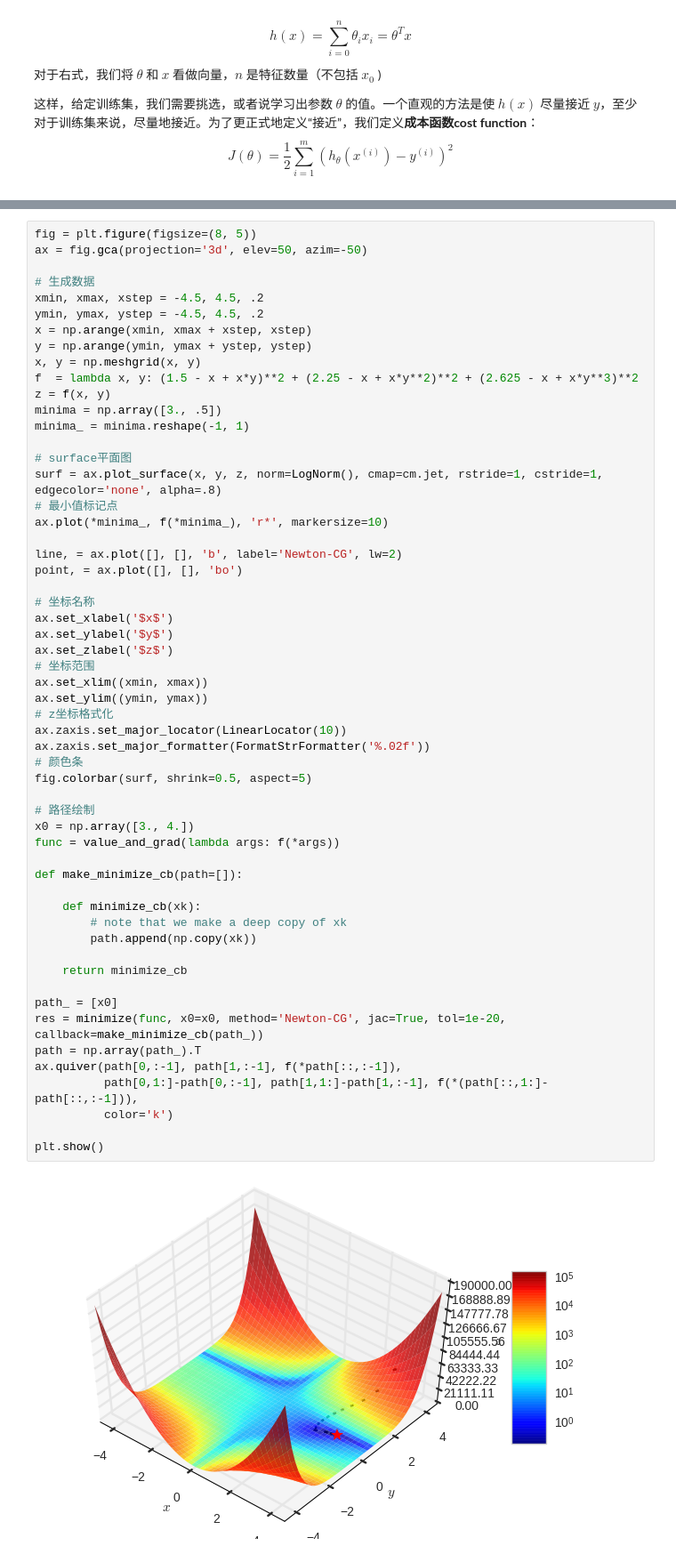
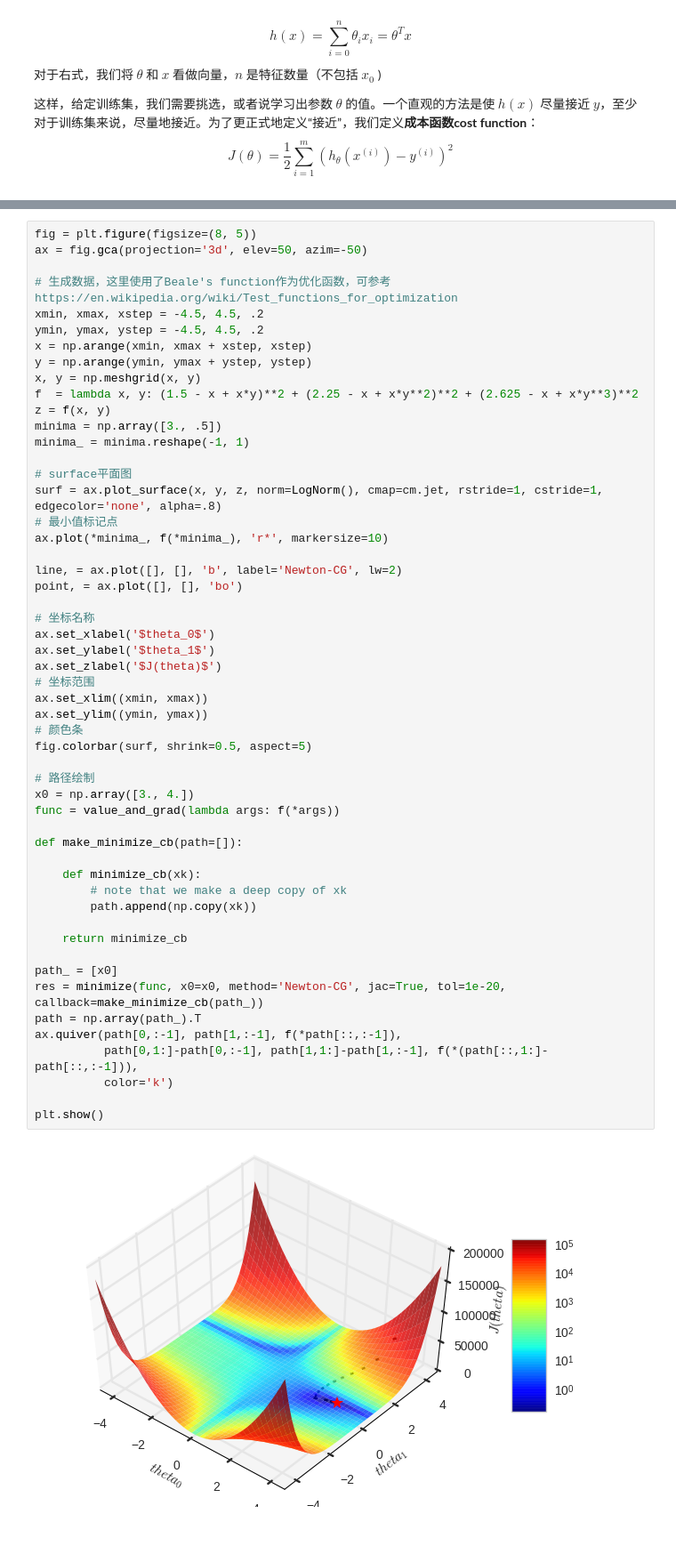
Before and after one commit to Youngyi/MachineLearning-1, a Jupyter notebook: Linear Regression.ipynb, the cells around one changed output, grey strips where cells are left out. Shown at 89% size. Drawn from its saved outputs; the diff is of its cells as text.

```diff
--- a/Linear Regression.ipynb
+++ b/Linear Regression.ipynb
@@ -100,7 +102,7 @@ $$ J(\theta) = \frac{1}{2}\sum_{i=1}^m (h_{\theta}(x^{(i)}) - y^{(i)})^2$$
 fig = plt.figure(figsize=(8, 5))
 ax = fig.gca(projection='3d', elev=50, azim=-50)
 
-# 生成数据
+# 生成数据，这里使用了Beale's function作为优化函数，可参考https://en.wikipedia.org/wiki/Test_functions_for_optimization
 xmin, xmax, xstep = -4.5, 4.5, .2
 ymin, ymax, ystep = -4.5, 4.5, .2
 x = np.arange(xmin, xmax + xstep, xstep)
@@ -120,37 +122,34 @@ line, = ax.plot([], [], 'b', label='Newton-CG', lw=2)
 point, = ax.plot([], [], 'bo')
 
 # 坐标名称
-ax.set_xlabel('$x$')
-ax.set_ylabel('$y$')
-ax.set_zlabel('$z$')
+ax.set_xlabel('$theta_0$')
+ax.set_ylabel('$theta_1$')
+ax.set_zlabel('$J(theta)$')
 # 坐标范围
 ax.set_xlim((xmin, xmax))
 ax.set_ylim((ymin, ymax))
-# z坐标格式化
-ax.zaxis.set_major_locator(LinearLocator(10))
-ax.zaxis.set_major_formatter(FormatStrFormatter('%.02f'))
 # 颜色条
 fig.colorbar(surf, shrink=0.5, aspect=5)
 
 # 路径绘制
 x0 = np.array([3., 4.])
 func = value_and_grad(lambda args: f(*args))
 
 def make_minimize_cb(path=[]):
 
     def minimize_cb(xk):
         # note that we make a deep copy of xk
         path.append(np.copy(xk))
 
     return minimize_cb
 
 path_ = [x0]
 res = minimize(func, x0=x0, method='Newton-CG', jac=True, tol=1e-20, callback=make_minimize_cb(path_))
 path = np.array(path_).T
 ax.quiver(path[0,:-1], path[1,:-1], f(*path[::,:-1]),
           path[0,1:]-path[0,:-1], path[1,1:]-path[1,:-1], f(*(path[::,1:]-path[::,:-1])),
           color='k')
 
 plt.show()
 # %% [output]
-[figure, old version]
+[figure, new version]
```
Also changed, not shown: parts of 2 cells of this notebook.
